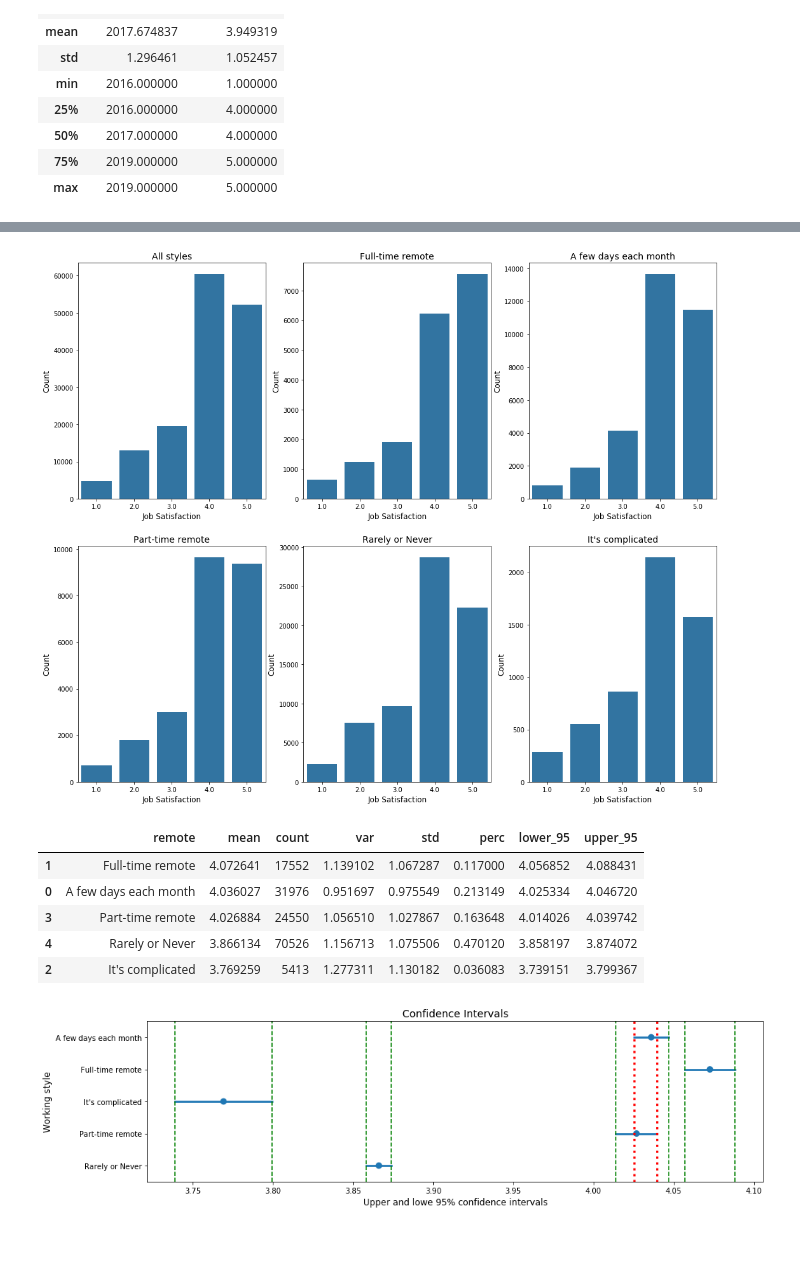
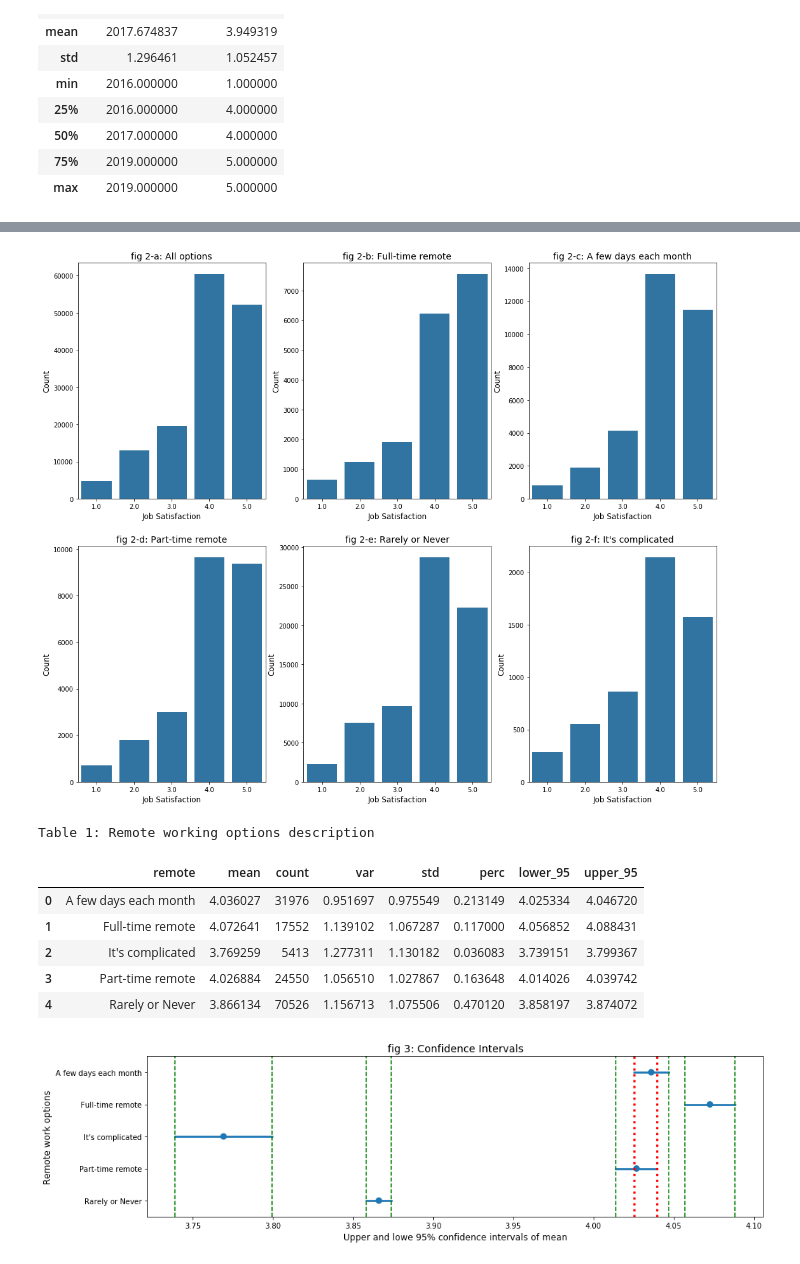
Before and after one commit to hamidkhbl/StackoverflowSurvey, a Jupyter notebook: RemoteAndJobSatisfaction.ipynb, the cells around one changed output, grey strips where cells are left out. Saved outputs shown, nothing was run; the diff lists cells and outputs as text; code cells hidden in the pictures.

```diff
--- a/RemoteAndJobSatisfaction.ipynb
+++ b/RemoteAndJobSatisfaction.ipynb
@@ -12,6 +19,6 @@ from Wrangling import clean
 # %%
 # clean the data using clean method in Wrangling.py file
-df = clean()
+df = clean('all').copy()
 df.head()
 # %% [output]
 A value is trying to be set on a copy of a slice from a DataFrame
@@ -55,7 +83,7 @@ plt.subplot(2,3,1)
 data = df
 base_color = sns.color_palette()[0]
 sns.countplot(data = data, x = 'CareerSat', color = base_color)
-plt.title('All styles', fontsize = 14)
+plt.title('fig 2-a: All options', fontsize = 14)
 plt.xlabel('Job Satisfaction', fontsize = 12)
 plt.ylabel('Count', fontsize = 12)
 
@@ -63,7 +91,7 @@ plt.subplot(2,3,2)
 data = df[df.remote == 'Full-time remote' ]
 base_color = sns.color_palette()[0]
 sns.countplot(data = data, x = 'CareerSat', color = base_color)
-plt.title('Full-time remote', fontsize = 14)
+plt.title('fig 2-b: Full-time remote', fontsize = 14)
 plt.xlabel('Job Satisfaction', fontsize = 12)
 plt.ylabel('Count', fontsize = 12)
 
@@ -71,7 +99,7 @@ plt.subplot(2,3,3)
 data = df[(df.remote == 'A few days each month')]
 base_color = sns.color_palette()[0]
 sns.countplot(data = data, x = 'CareerSat', color = base_color)
-plt.title('A few days each month', fontsize = 14)
+plt.title('fig 2-c: A few days each month', fontsize = 14)
 plt.xlabel('Job Satisfaction', fontsize = 12)
 plt.ylabel('Count', fontsize = 12)
 
@@ -79,7 +107,7 @@ plt.subplot(2,3,4)
 data = df[df.remote == 'Part-time remote' ]
 base_color = sns.color_palette()[0]
 sns.countplot(data = data, x = 'CareerSat', color = base_color)
-plt.title('Part-time remote', fontsize = 14)
+plt.title('fig 2-d: Part-time remote', fontsize = 14)
 plt.xlabel('Job Satisfaction', fontsize = 12)
 plt.ylabel('Count', fontsize = 12)
 
@@ -87,7 +115,7 @@ plt.subplot(2,3,5)
 data = df[df.remote == 'Rarely or Never' ]
 base_color = sns.color_palette()[0]
 sns.countplot(data = data, x = 'CareerSat', color = base_color)
-plt.title('Rarely or Never', fontsize = 14)
+plt.title('fig 2-e: Rarely or Never', fontsize = 14)
 plt.xlabel('Job Satisfaction', fontsize = 12)
 plt.ylabel('Count', fontsize = 12)
 
@@ -95,11 +123,11 @@ plt.subplot(2,3,6)
 data = df[df.remote == "It's complicated" ]
 base_color = sns.color_palette()[0]
 sns.countplot(data = data, x = 'CareerSat', color = base_color)
-plt.title("It's complicated", fontsize = 14);
+plt.title("fig 2-f: It's complicated", fontsize = 14);
 plt.xlabel('Job Satisfaction', fontsize = 12)
 plt.ylabel('Count', fontsize = 12);
 # %% [output]
-[figure, old version]
+[figure, new version]
 # %%
 # Calculate count, precentage, mean, var, std, lower 95 and upper 95
 def calc_amt(df, col_name, col_calc):
@@ -148,29 +176,31 @@ def highlight_max(s):
 df_mean = calc_amt(df, 'remote','CareerSat')
 
 df_mean.sort_values('mean', ascending = False).style.bar(subset=["mean"], color='lightgreen')
+df_mean.style.set_caption("Table 1: Remote working options description")
 # %% [output]
+Table 1: Remote working options description
 |  | remote | mean | count | var | std | perc | lower_95 | upper_95 |
+| 0 | A few days each month | 4.036027 | 31976 | 0.951697 | 0.975549 | 0.213149 | 4.025334 | 4.046720 |
 | 1 | Full-time remote | 4.072641 | 17552 | 1.139102 | 1.067287 | 0.117000 | 4.056852 | 4.088431 |
-| 0 | A few days each month | 4.036027 | 31976 | 0.951697 | 0.975549 | 0.213149 | 4.025334 | 4.046720 |
+| 2 | It's complicated | 3.769259 | 5413 | 1.277311 | 1.130182 | 0.036083 | 3.739151 | 3.799367 |
 | 3 | Part-time remote | 4.026884 | 24550 | 1.056510 | 1.027867 | 0.163648 | 4.014026 | 4.039742 |
 | 4 | Rarely or Never | 3.866134 | 70526 | 1.156713 | 1.075506 | 0.470120 | 3.858197 | 3.874072 |
-| 2 | It's complicated | 3.769259 | 5413 | 1.277311 | 1.130182 | 0.036083 | 3.739151 | 3.799367 |
 # %%
 plt.figure(figsize= [15,4])
 data1 = df_mean[['remote', 'upper_95']]
 data2 = df_mean[['remote', 'lower_95']].rename(columns = {'lower_95':'upper_95'})
 data = data1.append(data2)
 sns.pointplot(data=data, x='upper_95', y='remote', join=False);
-plt.title("Confidence Intervals", fontsize = 14);
-plt.ylabel('Working style', fontsize = 12)
-plt.xlabel('Upper and lowe 95% confidence intervals', fontsize = 12);
+plt.title("fig 3: Confidence Intervals", fontsize = 14);
+plt.ylabel('Remote work options', fontsize = 12)
+plt.xlabel('Upper and lowe 95% confidence intervals of mean', fontsize = 12);
 xcoords = data['upper_95']
 for x in xcoords:
     if round(x,6) == 4.025334 or round(x,6) == 4.039742:
         color = 'red'
         plt.axvline(x=x, color=color, linestyle = 'dotted', linewidth =3)
     else :
         color = 'green'
         plt.axvline(x=x, color=color, linestyle = 'dashed')
 # %% [output]
-[figure, old version]
+[figure, new version]
```
Also changed, not shown: parts of 8 cells of this notebook, 2 other files.
